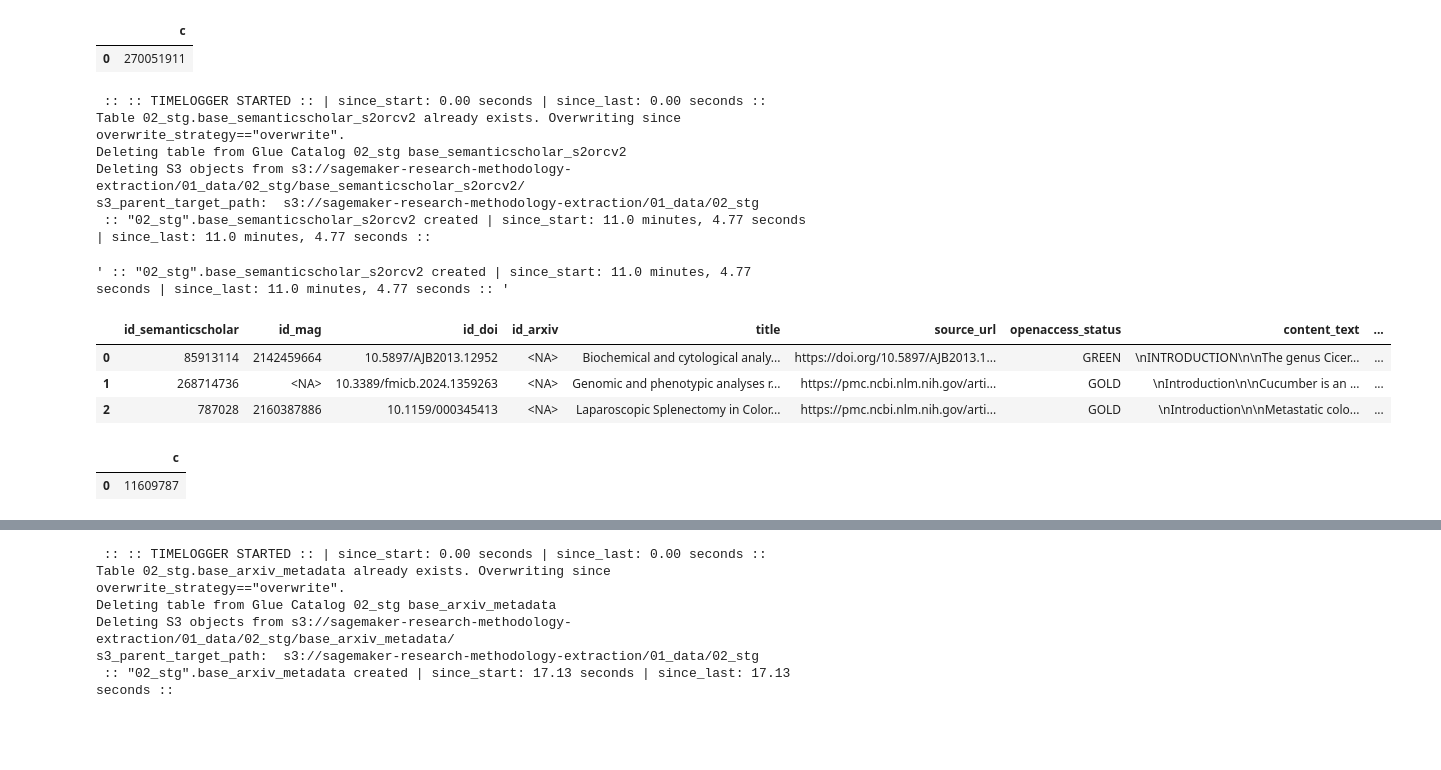
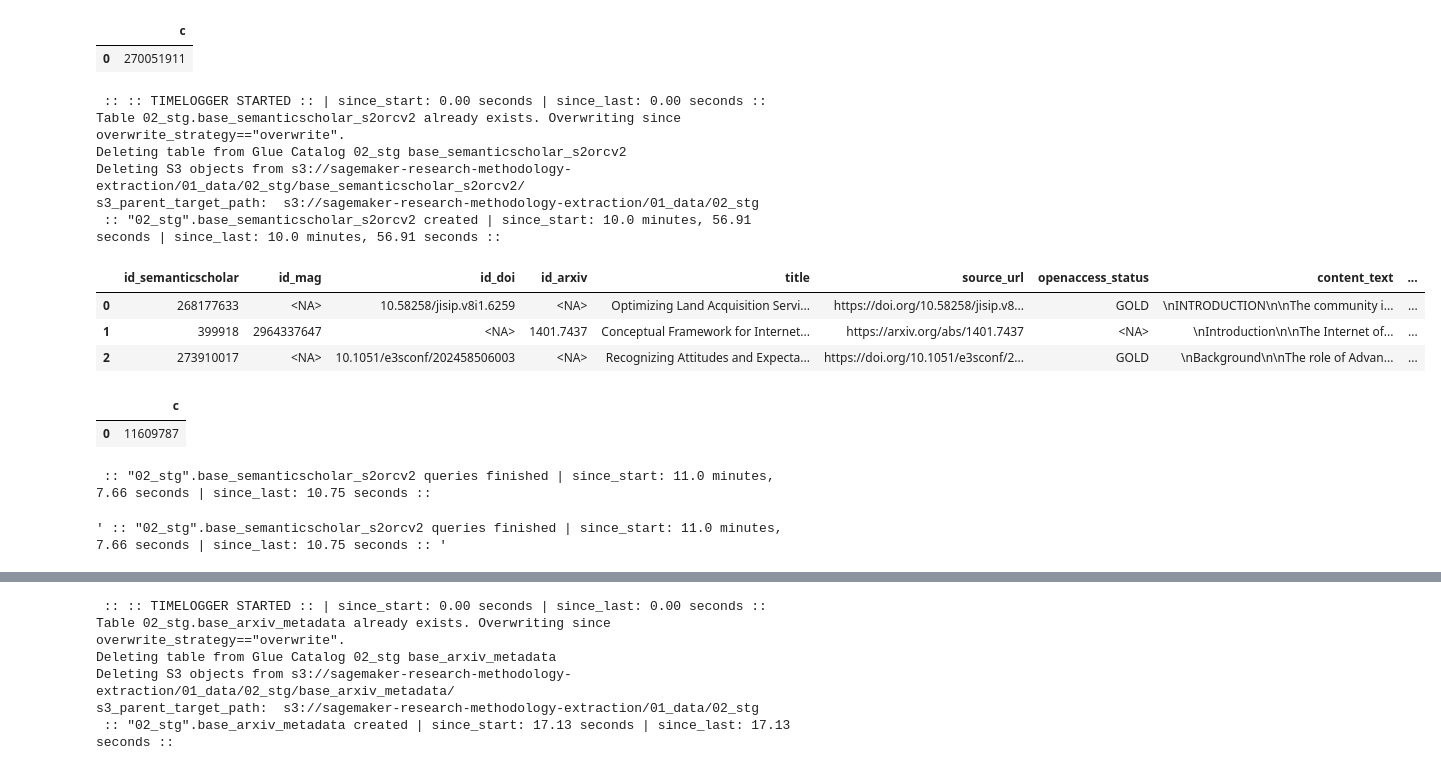
Before and after one commit to ka-steve/sagemaker_research_classification, a Jupyter notebook: src/04_transformation/04_01_transformation_control.ipynb, the cells around one changed output, grey strips where cells are left out. Drawn from its saved outputs; the diff is of its cells as text; code cells hidden in the pictures; blank space fills up the shorter version.

```diff
--- a/src/04_transformation/04_01_transformation_control.ipynb
+++ b/src/04_transformation/04_01_transformation_control.ipynb
@@ -108,33 +108,35 @@ display(wr.athena.read_sql_query("""SELECT COUNT(*) AS c FROM "02_stg".base_open
 |  | c |
 | 0 | 270051911 |
 # %%
+table_name = 'base_semanticscholar_s2orcv2'
 timelogger = utils.TimeLogger()
 utils.create_table_from_sql_file(
     database_name = '02_stg',
-    table_name = 'base_semanticscholar_s2orcv2',
+    table_name = table_name,
     overwrite_strategy='overwrite', # options: fail, overwrite, ignore
     wait=True,
 )
-timelogger.log('"02_stg".base_semanticscholar_s2orcv2 created')
+timelogger.log(f'"02_stg".{table_name} created')
+
+utils.pd_set_options(cols=500)
+display(wr.athena.read_sql_query(f"""SELECT * FROM "02_stg".{table_name} LIMIT 3 """, '02_stg'))
+display(wr.athena.read_sql_query(f"""SELECT COUNT(*) AS c FROM "02_stg".{table_name} """, '02_stg'))
+timelogger.log(f'"02_stg".{table_name} queries finished')
 # %% [output]
  :: :: TIMELOGGER STARTED :: | since_start: 0.00 seconds | since_last: 0.00 seconds ::
 Table 02_stg.base_semanticscholar_s2orcv2 already exists. Overwriting since overwrite_strategy=="overwrite".
 Deleting table from Glue Catalog 02_stg base_semanticscholar_s2orcv2
 Deleting S3 objects from s3://sagemaker-research-methodology-extraction/01_data/02_stg/base_semanticscholar_s2orcv2/
 s3_parent_target_path:  s3://sagemaker-research-methodology-extraction/01_data/02_stg
- :: "02_stg".base_semanticscholar_s2orcv2 created | since_start: 11.0 minutes, 4.77 seconds | since_last: 11.0 minutes, 4.77 seconds ::
+ :: "02_stg".base_semanticscholar_s2orcv2 created | since_start: 10.0 minutes, 56.91 seconds | since_last: 10.0 minutes, 56.91 seconds ::
+|  | id_semanticscholar | id_mag | id_doi | id_arxiv | title | source_url | openaccess_status | content_text | ... |
+| 0 | 268177633 | <NA> | 10.58258/jisip.v8i1.6259 | <NA> | Optimizing Land Acquisition Servi... | https://doi.org/10.58258/jisip.v8... | GOLD | \nINTRODUCTION\n\nThe community i... | ... |
+| 1 | 399918 | 2964337647 | <NA> | 1401.7437 | Conceptual Framework for Internet... | https://arxiv.org/abs/1401.7437 | <NA> | \nIntroduction\n\nThe Internet of... | ... |
+| 2 | 273910017 | <NA> | 10.1051/e3sconf/202458506003 | <NA> | Recognizing Attitudes and Expecta... | https://doi.org/10.1051/e3sconf/2... | GOLD | \nBackground\n\nThe role of Advan... | ... |
+|  | c |
+| 0 | 11609787 |
-' :: "02_stg".base_semanticscholar_s2orcv2 created | since_start: 11.0 minutes, 4.77 seconds | since_last: 11.0 minutes, 4.77 seconds :: '
+ :: "02_stg".base_semanticscholar_s2orcv2 queries finished | since_start: 11.0 minutes, 7.66 seconds | since_last: 10.75 seconds ::
+' :: "02_stg".base_semanticscholar_s2orcv2 queries finished | since_start: 11.0 minutes, 7.66 seconds | since_last: 10.75 seconds :: '
-# %%
-utils.pd_set_options(cols=500)
-display(wr.athena.read_sql_query("""SELECT * FROM "02_stg".base_semanticscholar_s2orcv2 LIMIT 3 """, '02_stg'))
-display(wr.athena.read_sql_query("""SELECT COUNT(*) AS c FROM "02_stg".base_semanticscholar_s2orcv2 """, '02_stg'))
-# %% [output]
-|  | id_semanticscholar | id_mag | id_doi | id_arxiv | title | source_url | openaccess_status | content_text | ... |
-| 0 | 85913114 | 2142459664 | 10.5897/AJB2013.12952 | <NA> | Biochemical and cytological analy... | https://doi.org/10.5897/AJB2013.1... | GREEN | \nINTRODUCTION\n\nThe genus Cicer... | ... |
-| 1 | 268714736 | <NA> | 10.3389/fmicb.2024.1359263 | <NA> | Genomic and phenotypic analyses r... | https://pmc.ncbi.nlm.nih.gov/arti... | GOLD | \nIntroduction\n\nCucumber is an ... | ... |
-| 2 | 787028 | 2160387886 | 10.1159/000345413 | <NA> | Laparoscopic Splenectomy in Color... | https://pmc.ncbi.nlm.nih.gov/arti... | GOLD | \nIntroduction\n\nMetastatic colo... | ... |
-|  | c |
-| 0 | 11609787 |
 # %%
 table_name = 'stg_semanticscholar_combined_works'
 timelogger = utils.TimeLogger()
```
Also changed, not shown: parts of 2 cells of this notebook, 4 other files.
